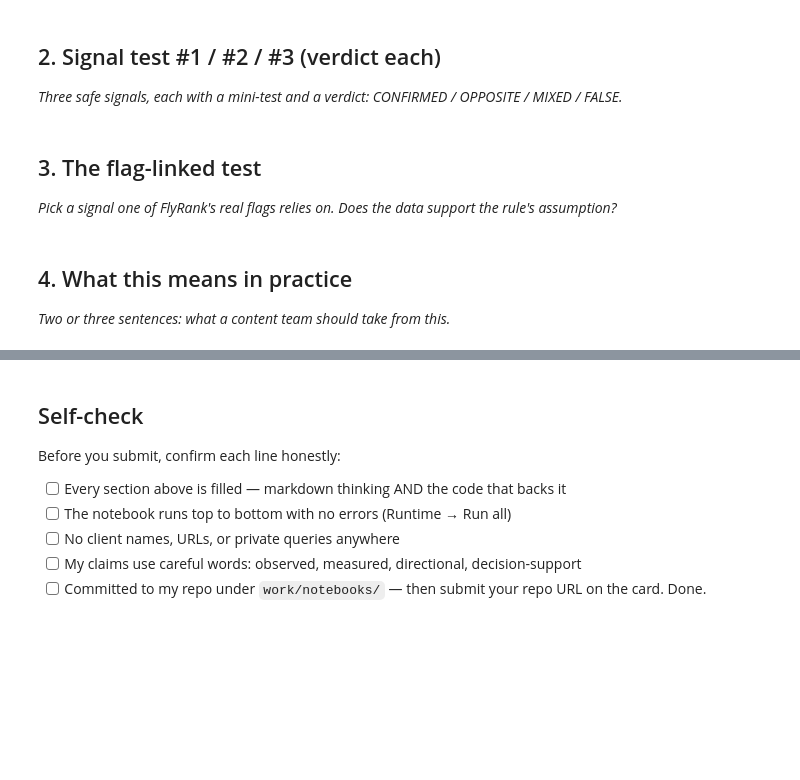
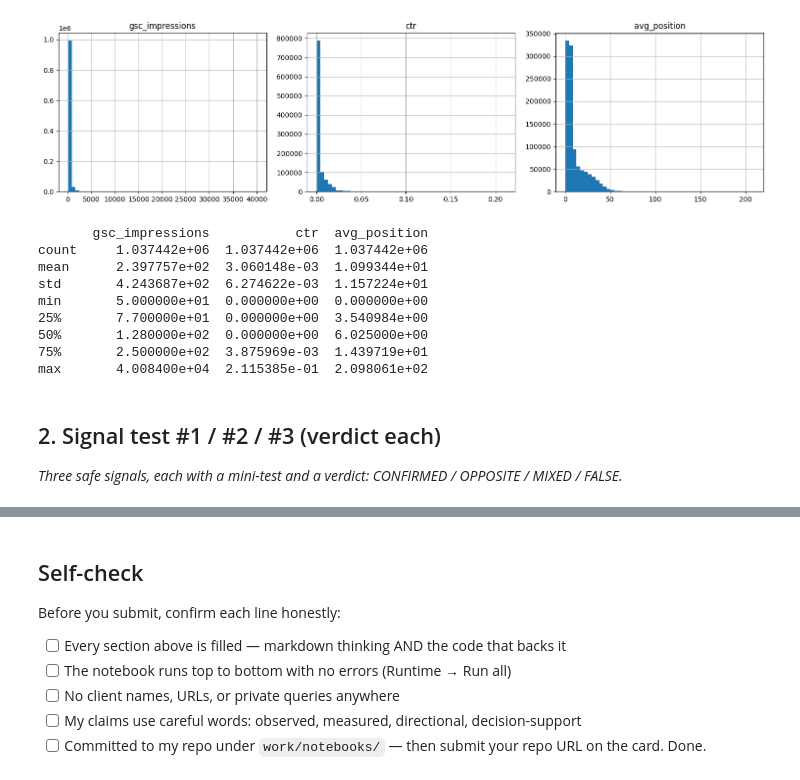
Before and after one commit to gulgumusdere/flyrank-internship-ml, a Jupyter notebook: work/notebooks/w04_signal_audit.ipynb, the cells around one changed output, grey strips where cells are left out. Saved outputs shown, nothing was run; the diff lists cells and outputs as text; code cells hidden in the pictures; blank space fills up the shorter version.

```diff
--- a/work/notebooks/w04_signal_audit.ipynb
+++ b/work/notebooks/w04_signal_audit.ipynb
@@ -16,3 +80,29 @@ This skeleton is yours to fill. Work the sections **in order** — each one has
+# %%
+# Look at distributions of key fields, note heavy tails
+import matplotlib.pyplot as plt
+
+fig, axes = plt.subplots(1, 3, figsize=(15, 4))
+feature_df['gsc_impressions'].hist(bins=50, ax=axes[0])
+axes[0].set_title('gsc_impressions')
+feature_df['ctr'].hist(bins=50, ax=axes[1])
+axes[1].set_title('ctr')
+feature_df['avg_position'].hist(bins=50, ax=axes[2])
+axes[2].set_title('avg_position')
+plt.tight_layout()
+plt.show()
+
+print(feature_df[['gsc_impressions','ctr','avg_position']].describe())
+# %% [output]
+[figure, added]
+       gsc_impressions           ctr  avg_position
+count     1.037442e+06  1.037442e+06  1.037442e+06
+mean      2.397757e+02  3.060148e-03  1.099344e+01
+std       4.243687e+02  6.274622e-03  1.157224e+01
+min       5.000000e+01  0.000000e+00  0.000000e+00
+25%       7.700000e+01  0.000000e+00  3.540984e+00
+50%       1.280000e+02  0.000000e+00  6.025000e+00
+75%       2.500000e+02  3.875969e-03  1.439719e+01
+max       4.008400e+04  2.115385e-01  2.098061e+02
 # %% [markdown]
 ## 2. Signal test #1 / #2 / #3 (verdict each)
 
@@ -23,4 +109,0 @@ This skeleton is yours to fill. Work the sections **in order** — each one has
-# %% [markdown]
-## 3. The flag-linked test
-
-*Pick a signal one of FlyRank's real flags relies on. Does the data support the rule's assumption?*
@@ -30,4 +109,0 @@ This skeleton is yours to fill. Work the sections **in order** — each one has
-# %% [markdown]
-## 4. What this means in practice
-
-*Two or three sentences: what a content team should take from this.*
```
Also changed, not shown: parts of 16 cells of this notebook.
